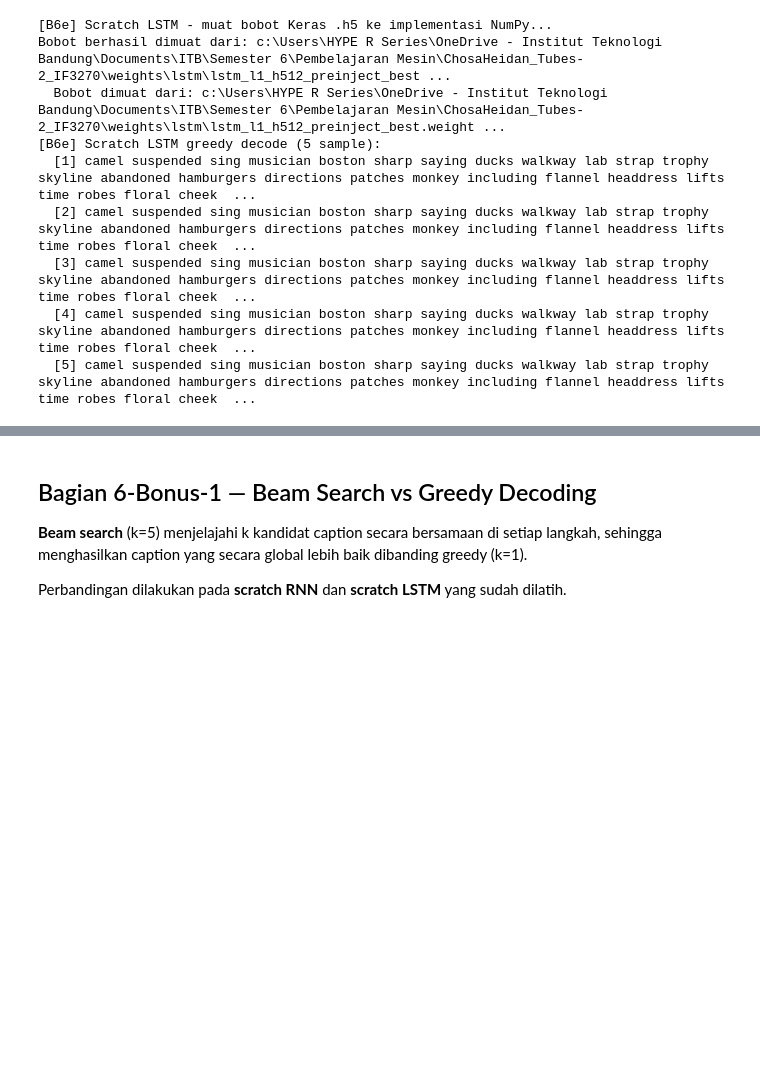
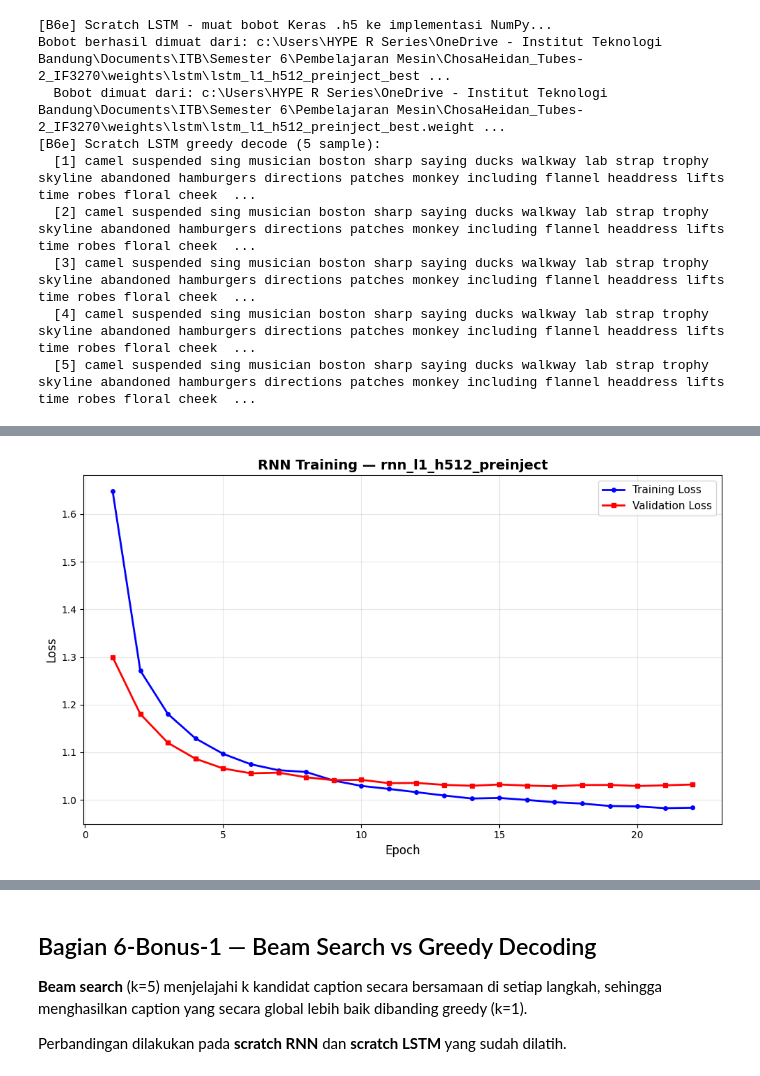
Before and after one commit to danenftyessir/ChosaHeidan_Tubes-2_IF3270, a Jupyter notebook: src/02_RNN_LSTM_Flickr8k_Image_Captioning.ipynb, the cells around one changed output, grey strips where cells are left out. Drawn from its saved outputs; the diff is of its cells as text; code cells hidden in the pictures; blank space fills up the shorter version.

```diff
--- a/src/02_RNN_LSTM_Flickr8k_Image_Captioning.ipynb
+++ b/src/02_RNN_LSTM_Flickr8k_Image_Captioning.ipynb
@@ -1058,8 +1082,21 @@ def _build_rnn_initinject_keras():
     _model([_tf.zeros((1, FEATURE_DIM)), _tf.zeros((1, SEQ_LENGTH), dtype=_tf.int32)], training=False)
     return _model
 
-if _os.path.exists(_ii_wh5_best) or _os.path.exists(_ii_wh5):
-    _load_path = _ii_wh5_best if _os.path.exists(_ii_wh5_best) else _ii_wh5
+_has_valid_rnn_weights = False
+_load_path = None
+for _candidate in [_ii_wh5_best, _ii_wh5]:
+    if _os.path.exists(_candidate):
+        import h5py as _h5py
+        with _h5py.File(_candidate, "r") as _wf:
+            _saved_vocab = _wf["token_embedding/token_embedding/embeddings:0"].shape[0]
+        if _saved_vocab == VOCAB_SIZE:
+            _load_path = _candidate
+            _has_valid_rnn_weights = True
+            break
+        else:
+            print(f"[WARN] {_os.path.basename(_candidate)}: vocab mismatch (saved={_saved_vocab}, needed={VOCAB_SIZE}) — melatih ulang.")
+
+if _has_valid_rnn_weights:
     print(f"[Bonus] Memuat Keras RNN Init-Inject dari: {_os.path.basename(_load_path)}")
     rnn_keras_initinject = _build_rnn_initinject_keras()
     rnn_keras_initinject.load_weights(_load_path)
@@ -2435,21 +2654,67 @@ RuntimeError: lstm_preds.json tidak ditemukan: c:\Users\HYPE R Series\OneDrive -
 # %%
+import os as _os, json as _json, re as _re
 from shared.plot_utils import plot_training_history, plot_bleu_comparison
 
-# ── Training curves untuk model terbaik RNN dan LSTM ──────────────────────────
-for label, results, name in [
-    ('RNN',  rnn_results,  BEST_RNN_NAME),
-    ('LSTM', lstm_results, BEST_LSTM_NAME),
+_proj_root = _os.path.dirname(_os.path.abspath('.'))
+
+# Reconstruct path constants if needed
+if 'RESULTS_DIR' not in globals():
+    RESULTS_DIR = _os.path.join(_proj_root, 'results', 'rnn_lstm')
+    _os.makedirs(RESULTS_DIR, exist_ok=True)
+if 'RNN_WEIGHTS_DIR' not in globals():
+    RNN_WEIGHTS_DIR = _os.path.join(_proj_root, 'weights', 'rnn')
+if 'LSTM_WEIGHTS_DIR' not in globals():
+    LSTM_WEIGHTS_DIR = _os.path.join(_proj_root, 'weights', 'lstm')
+
+# Resolve BEST_RNN_NAME / BEST_LSTM_NAME if not in scope
+if 'BEST_RNN_NAME' not in globals():
+    _rnn_cmp = _os.path.join(RESULTS_DIR, 'rnn_comparison.json')
+    with open(_rnn_cmp) as _f:
+        _rc = _json.load(_f)
+    BEST_RNN_NAME = sorted([(k, v) for k, v in _rc.items() if v.get('best_val_loss') is not None],
+                           key=lambda x: x[1]['best_val_loss'])[0][0]
+if 'BEST_LSTM_NAME' not in globals():
+    _lstm_cmp = _os.path.join(RESULTS_DIR, 'lstm_comparison.json')
+    with open(_lstm_cmp) as _f:
+        _lc = _json.load(_f)
+    BEST_LSTM_NAME = sorted([(k, v) for k, v in _lc.items() if v.get('best_val_loss') is not None],
+                            key=lambda x: x[1]['best_val_loss'])[0][0]
+
+# Load metrics if missing
+if 'rnn_metrics' not in globals():
+    with open(_os.path.join(RESULTS_DIR, 'rnn_metrics.json')) as _f:
+        rnn_metrics = _json.load(_f)
+if 'lstm_metrics' not in globals():
+    with open(_os.path.join(RESULTS_DIR, 'lstm_metrics.json')) as _f:
+        lstm_metrics = _json.load(_f)
+
+# ── Training curves para model terbaik RNN dan LSTM ──────────────────────────
+for label, results, name, weights_dir in [
+    ('RNN',  rnn_results  if 'rnn_results'  in globals() else None, BEST_RNN_NAME,  RNN_WEIGHTS_DIR),
+    ('LSTM', lstm_results if 'lstm_results' in globals() else None, BEST_LSTM_NAME, LSTM_WEIGHTS_DIR),
 ]:
-    history = results[name]['history'].history
-    # plot_training_history expects {'train_loss': [...], 'val_loss': [...]}
-    hist_dict = {
-        'train_loss': history.get('loss', []),
-        'val_loss':   history.get('val_loss', []),
-    }
+    if results is not None and results.get(name) is not None:
+        history = results[name]['history'].history
+        hist_dict = {
+            'train_loss': history.get('loss', []),
+            'val_loss':   history.get('val_loss', []),
+        }
+    else:
+        # Load from saved *_history.json
+        _hist_path = _os.path.join(weights_dir, f'{name}_history.json')
+        if not _os.path.exists(_hist_path):
+            print(f'[B6h] WARN: history file tidak ditemukan: {_hist_path}')
+            continue
+        with open(_hist_path) as _f:
+            _h = _json.load(_f)
+        hist_dict = {
+            'train_loss': _h.get('loss', []),
+            'val_loss':   _h.get('val_loss', []),
+        }
     plot_training_history(
         history=hist_dict,
         title=f'{label} Training — {name}',
-        save_path=os.path.join(RESULTS_DIR, f'training_curve_{label.lower()}.png'),
+        save_path=_os.path.join(RESULTS_DIR, f'training_curve_{label.lower()}.png'),
     )
 
 # ── BLEU comparison bar chart ─────────────────────────────────────────────────
@@ -2460,6 +2725,7 @@ bleu_compare = {
 plot_bleu_comparison(
     results_dict=bleu_compare,
     title='BLEU Score — RNN vs LSTM (Test Set)',
-    save_path=os.path.join(RESULTS_DIR, 'bleu_comparison.png'),
+    save_path=_os.path.join(RESULTS_DIR, 'bleu_comparison.png'),
 )
 print('[B6h] Training curves dan BLEU comparison plot selesai.')
+# %% [output]
@@ -2465,0 +2733 @@ print('[B6h] Training curves dan BLEU comparison plot selesai.')
+[figure, added]
```
Also changed, not shown: parts of 19 cells of this notebook, 21 other files.
